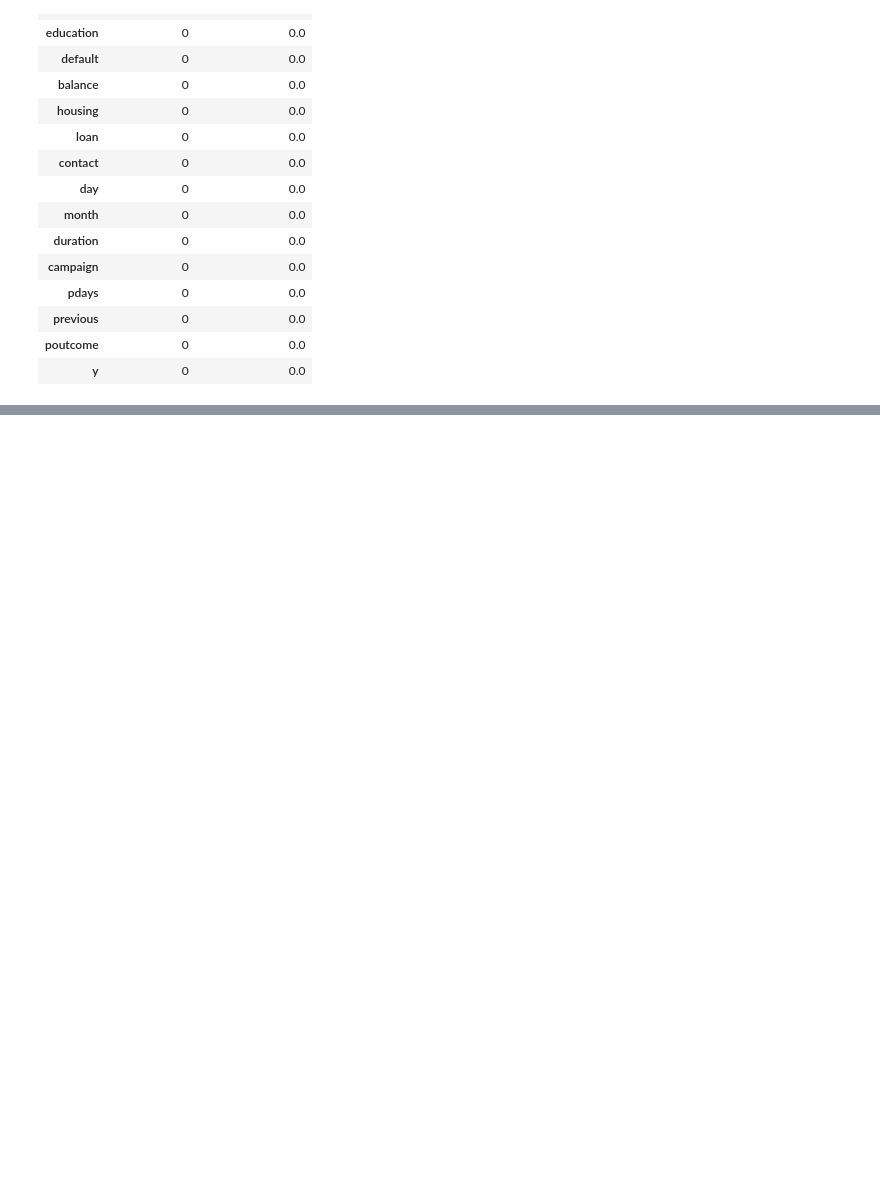
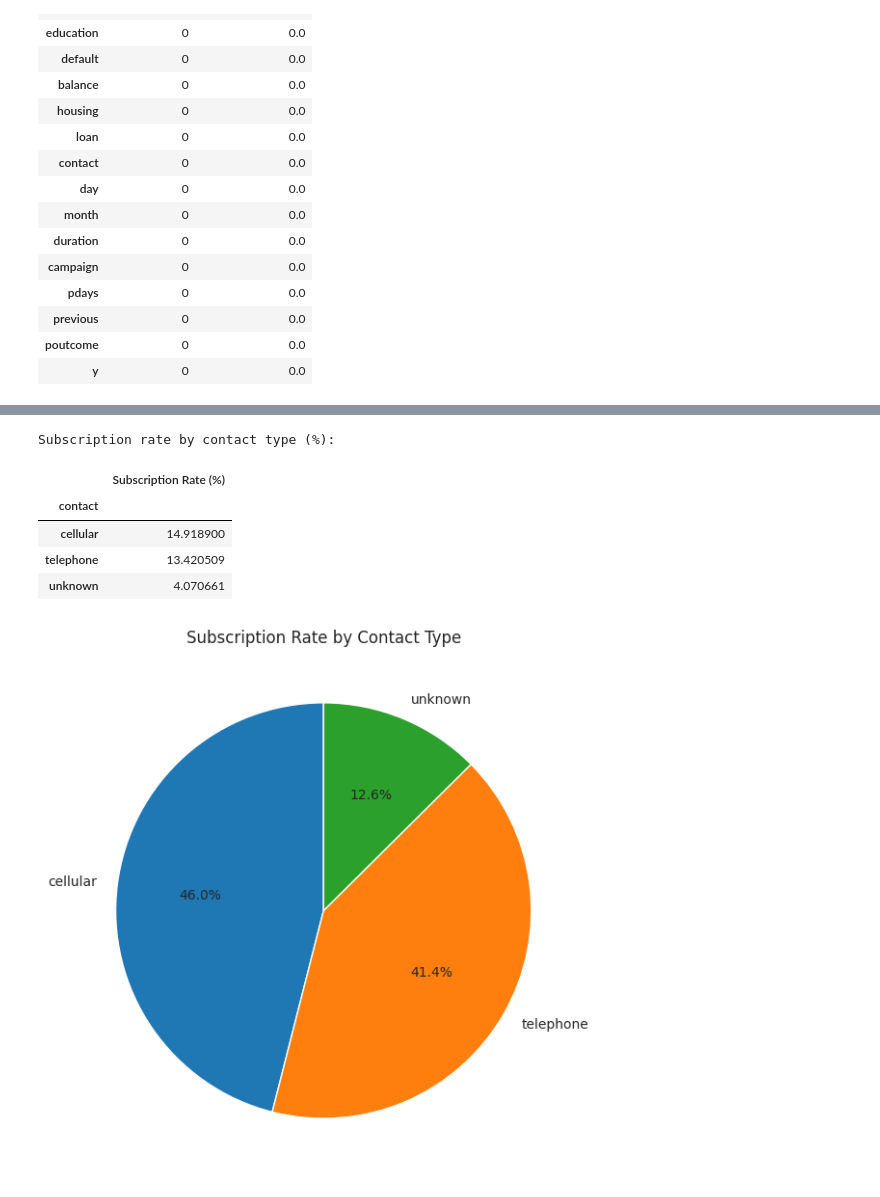
Before and after one commit to nidhisingn/14350889_Artificial-Neural-Networks_6009-CMD_NS, a Jupyter notebook: NS_14350889_ANN_PART_A.ipynb, the cells around one changed output, grey strips where cells are left out. Cells and saved outputs as stored; diff of their text form; code cells hidden in the pictures; blank space fills up the shorter version.

```diff
--- a/NS_14350889_ANN_PART_A.ipynb
+++ b/NS_14350889_ANN_PART_A.ipynb
@@ -254,0 +492,25 @@ Missing values by column:
+# %%
+# Subscription rate by contact type
+
+contact_rate = (
+    df.groupby("contact")["y"]
+    .apply(lambda x: (x == "yes").mean())
+    .sort_values(ascending=False)
+    * 100
+)
+
+print("Subscription rate by contact type (%):")
+display(contact_rate.to_frame(name="Subscription Rate (%)"))
+
+plt.figure(figsize=(7, 7))
+plt.pie(contact_rate.values, labels=contact_rate.index, autopct='%1.1f%%', startangle=90)
+plt.title("Subscription Rate by Contact Type")
+plt.show()
+# %% [output]
+Subscription rate by contact type (%):
+|  | Subscription Rate (%) |
+| contact |  |
+| cellular | 14.918900 |
+| telephone | 13.420509 |
+| unknown | 4.070661 |
+[figure, added]
```
Also changed, not shown: parts of 32 cells of this notebook.
